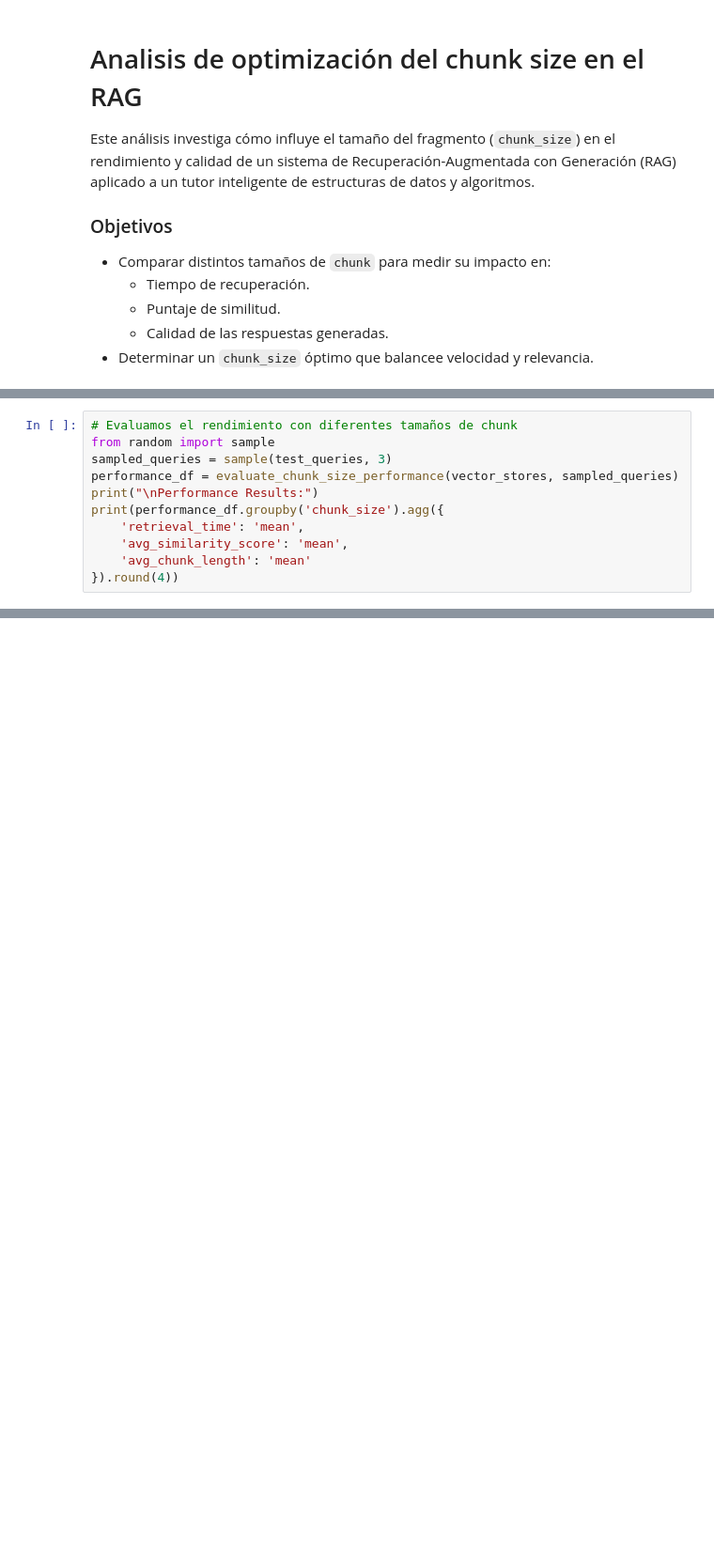
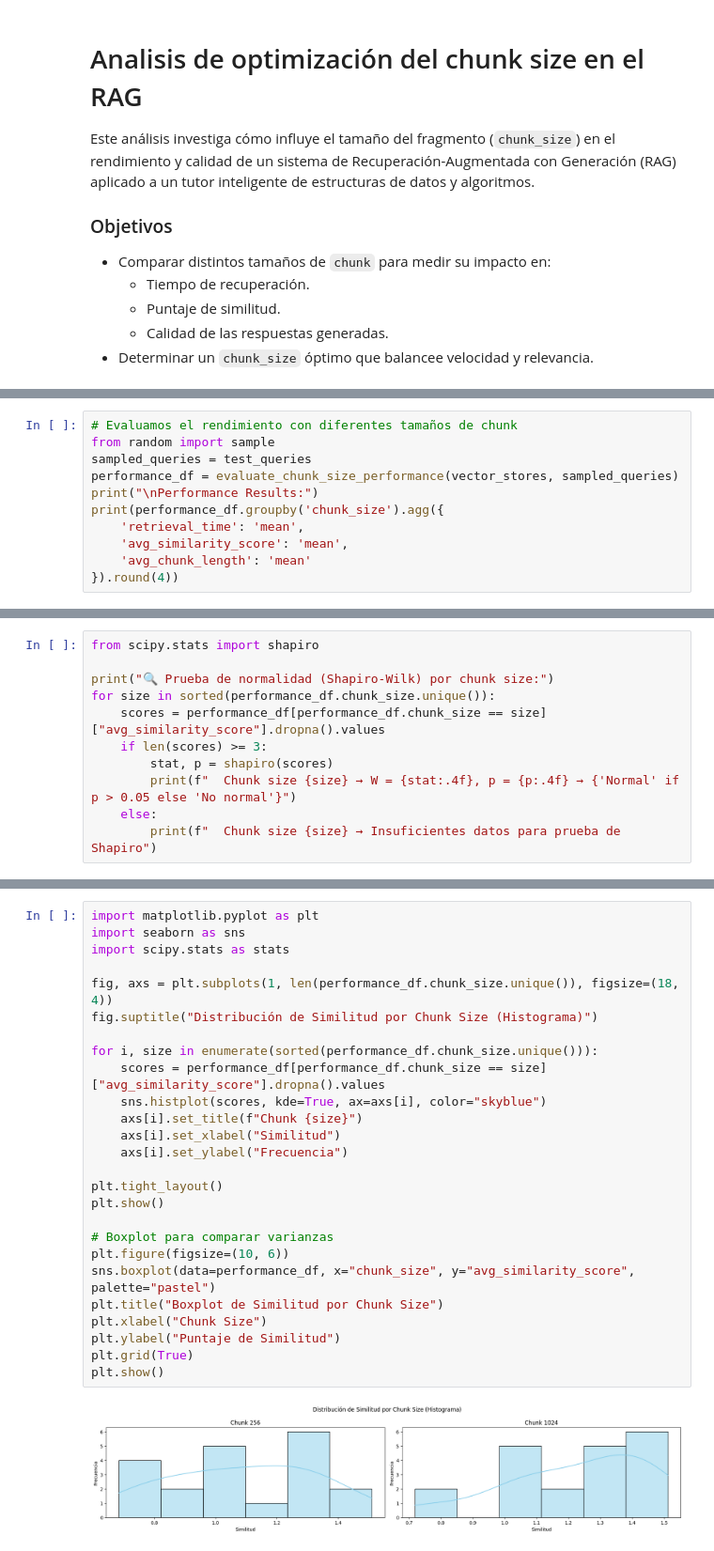
Before and after one commit to theleywin/CartaIA, a Jupyter notebook: src/analisis_chunk_size_rag.ipynb, the cells around one changed output, grey strips where cells are left out. Shown at 94% size. Saved outputs shown, nothing was run; the diff lists cells and outputs as text; blank space fills up the shorter version.

Commit message:
feat: 🎸 Updated chunk optimization

```diff
--- a/src/analisis_chunk_size_rag.ipynb
+++ b/src/analisis_chunk_size_rag.ipynb
@@ -64,7 +61,7 @@ Chunk Statistics:
 # %%
 # Evaluamos el rendimiento con diferentes tamaños de chunk
 from random import sample
-sampled_queries = sample(test_queries, 3)
+sampled_queries = test_queries
 performance_df = evaluate_chunk_size_performance(vector_stores, sampled_queries)
 print("\nPerformance Results:")
 print(performance_df.groupby('chunk_size').agg({
@@ -220,0 +119,11 @@ Chunk size 1024: mean=1.0479, CI 95% = (0.7028, 1.2278)
+# %%
+from scipy.stats import shapiro
+
+print("🔍 Prueba de normalidad (Shapiro-Wilk) por chunk size:")
+for size in sorted(performance_df.chunk_size.unique()):
+    scores = performance_df[performance_df.chunk_size == size]["avg_similarity_score"].dropna().values
+    if len(scores) >= 3:
+        stat, p = shapiro(scores)
+        print(f"  Chunk size {size} → W = {stat:.4f}, p = {p:.4f} → {'Normal' if p > 0.05 else 'No normal'}")
+    else:
+        print(f"  Chunk size {size} → Insuficientes datos para prueba de Shapiro")
@@ -220,0 +167,28 @@ Chunk size 1024: mean=1.0479, CI 95% = (0.7028, 1.2278)
+# %%
+import matplotlib.pyplot as plt
+import seaborn as sns
+import scipy.stats as stats
+
+fig, axs = plt.subplots(1, len(performance_df.chunk_size.unique()), figsize=(18, 4))
+fig.suptitle("Distribución de Similitud por Chunk Size (Histograma)")
+
+for i, size in enumerate(sorted(performance_df.chunk_size.unique())):
+    scores = performance_df[performance_df.chunk_size == size]["avg_similarity_score"].dropna().values
+    sns.histplot(scores, kde=True, ax=axs[i], color="skyblue")
+    axs[i].set_title(f"Chunk {size}")
+    axs[i].set_xlabel("Similitud")
+    axs[i].set_ylabel("Frecuencia")
+
+plt.tight_layout()
+plt.show()
+
+# Boxplot para comparar varianzas
+plt.figure(figsize=(10, 6))
+sns.boxplot(data=performance_df, x="chunk_size", y="avg_similarity_score", palette="pastel")
+plt.title("Boxplot de Similitud por Chunk Size")
+plt.xlabel("Chunk Size")
+plt.ylabel("Puntaje de Similitud")
+plt.grid(True)
+plt.show()
+# %% [output]
+[figure, added]
```
Also changed, not shown: parts of 26 cells of this notebook, 2 other files.
